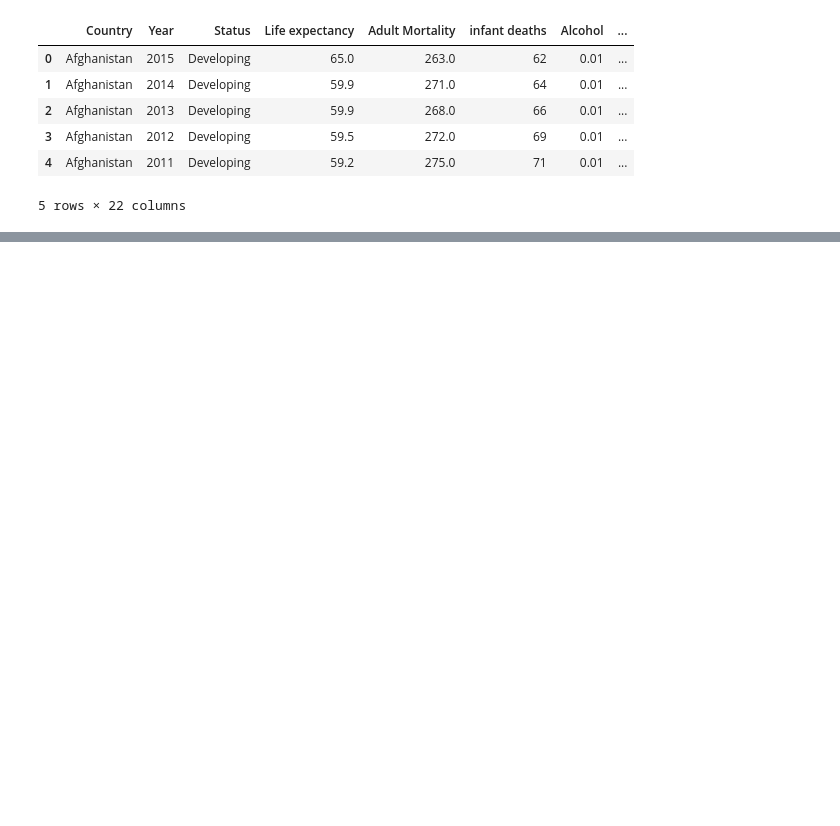
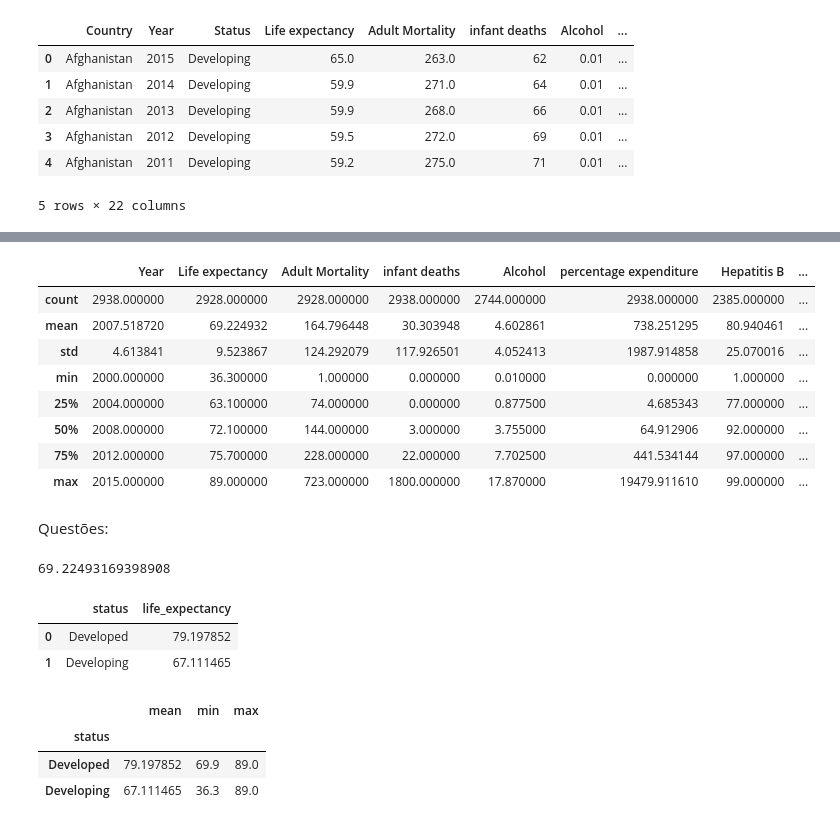
Before and after one commit to Priscilacassia/Projeto_final_tecnicas_programacao, a Jupyter notebook: Projeto_final_tecnicas_programacao (1).ipynb, the cells around one changed output, grey strips where cells are left out. Cells and saved outputs as stored; diff of their text form; code cells hidden in the pictures; blank space fills up the shorter version.

```diff
--- a/Projeto_final_tecnicas_programacao (1).ipynb
+++ b/Projeto_final_tecnicas_programacao (1).ipynb
@@ -62,0 +111,16 @@ dtype: int64
+# %%
+df.describe()
+#A análise descritiva evidenciou alta dispersão nos dados, especialmente em variáveis
+#como mortalidade, PIB e população, indicando forte heterogeneidade entre os países.
+#Além disso, foram identificados valores extremos que podem influenciar as análises
+#estatísticas.
+# %% [output]
+|  | Year | Life expectancy | Adult Mortality | infant deaths | Alcohol | percentage expenditure | Hepatitis B | ... |
+| count | 2938.000000 | 2928.000000 | 2928.000000 | 2938.000000 | 2744.000000 | 2938.000000 | 2385.000000 | ... |
+| mean | 2007.518720 | 69.224932 | 164.796448 | 30.303948 | 4.602861 | 738.251295 | 80.940461 | ... |
+| std | 4.613841 | 9.523867 | 124.292079 | 117.926501 | 4.052413 | 1987.914858 | 25.070016 | ... |
+| min | 2000.000000 | 36.300000 | 1.000000 | 0.000000 | 0.010000 | 0.000000 | 1.000000 | ... |
+| 25% | 2004.000000 | 63.100000 | 74.000000 | 0.000000 | 0.877500 | 4.685343 | 77.000000 | ... |
+| 50% | 2008.000000 | 72.100000 | 144.000000 | 3.000000 | 3.755000 | 64.912906 | 92.000000 | ... |
+| 75% | 2012.000000 | 75.700000 | 228.000000 | 22.000000 | 7.702500 | 441.534144 | 97.000000 | ... |
+| max | 2015.000000 | 89.000000 | 723.000000 | 1800.000000 | 17.870000 | 19479.911610 | 99.000000 | ... |
@@ -62,0 +133,31 @@ dtype: int64
+# %% [markdown]
+Questões:
+# %%
+#1.Qual é a expectativa de vida média global?
+print(df.life_expectancy.mean())
+# %% [output]
+69.22493169398908
+# %%
+#2. Em quais países desenvolvidos vivem mais?
+df.groupby('status', as_index=False)['life_expectancy'].mean()
+#Países desenvolvidos vivem, em média, 12 anos a mais
+#diferença muito significativa.
+# %% [output]
+|  | status | life_expectancy |
+| 0 | Developed | 79.197852 |
+| 1 | Developing | 67.111465 |
+# %%
+#3.Faça uma comparação envolvendo mínimo, média e máximo.
+df.groupby('status')['life_expectancy'].agg(['mean', 'min', 'max'])
+#A análise por grupo mostrou que países desenvolvidos apresentam maior expectativa
+#de vida média (79,19 anos) em comparação aos países em desenvolvimento (67,11 anos).
+#Além disso, os países em desenvolvimento apresentam valores mínimos significativamente
+#menores (36,3 anos), evidenciando condições mais críticas em alguns casos.
+#Apesar disso, ambos os grupos podem atingir valores máximos semelhantes (89 anos),
+#indicando que países em desenvolvimento também podem alcançar altos níveis de longevidade.
+#Os resultados evidenciam desigualdade global na qualidade de vida e acesso à saúde.
+# %% [output]
+|  | mean | min | max |
+| status |  |  |  |
+| Developed | 79.197852 | 69.9 | 89.0 |
+| Developing | 67.111465 | 36.3 | 89.0 |
```
Also changed, not shown: parts of 21 cells of this notebook.
